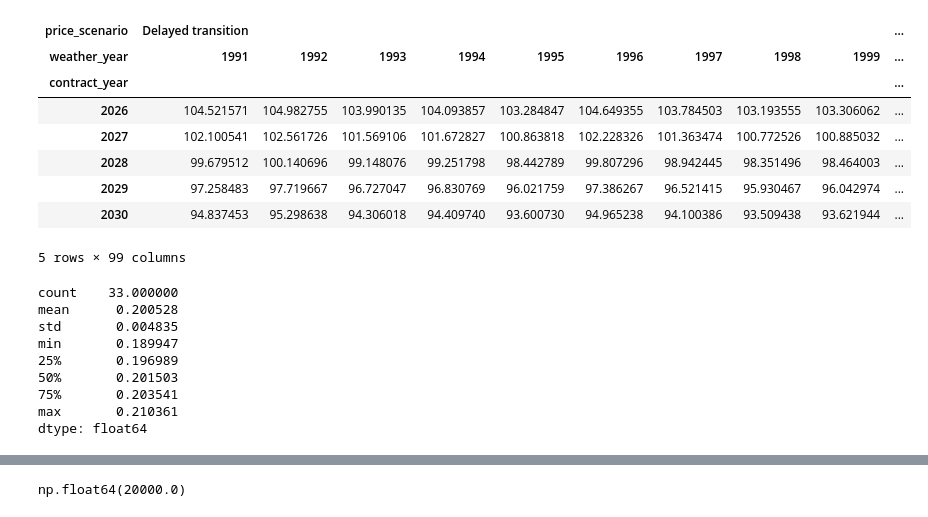
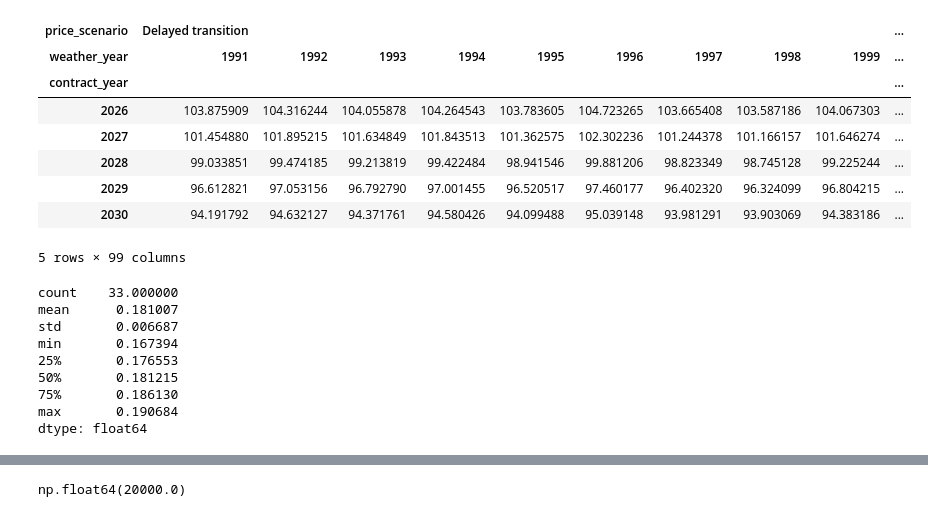
Before and after one commit to SristyKala1/ppa_selection_italy, a Jupyter notebook: notebooks/06_parametrization_setup.ipynb, the cells around one changed output, grey strips where cells are left out. Drawn from its saved outputs; the diff is of its cells as text; code cells hidden in the pictures.

Commit message:
Added per zone price matrix on GSE 2023 zonal capacity and moved parametrization contract costs onto it

```diff
--- a/notebooks/06_parametrization_setup.ipynb
+++ b/notebooks/06_parametrization_setup.ipynb
@@ -1,47 +1,41 @@
 # %%
 import sys
 import numpy as np
 import pandas as pd
 from pathlib import Path
 
 PROJECT_ROOT = Path.cwd().parent
 sys.path.insert(0, str(PROJECT_ROOT / "src"))
-from timeseries import read_timeseries_csv
-from scenarios.price_scenarios import build_price_matrix
+from scenarios.price_scenarios import build_zonal_price_matrix, zone_annual_cf, CONTRACT_START
 
-zone = "centro_sud"
+own_zone = "nord"
+reference_zone = "sicilia"
 
-price_matrix = build_price_matrix()
-price_matrix.head()
+price_own_zone = build_zonal_price_matrix(own_zone)
+price_reference_zone = build_zonal_price_matrix(reference_zone)
+price_own_zone.head()
 # %% [output]
 | price_scenario | Delayed transition |  |  |  |  |  |  |  |  | ... |
 | weather_year | 1991 | 1992 | 1993 | 1994 | 1995 | 1996 | 1997 | 1998 | 1999 | ... |
 | contract_year |  |  |  |  |  |  |  |  |  | ... |
-| 2026 | 104.521571 | 104.982755 | 103.990135 | 104.093857 | 103.284847 | 104.649355 | 103.784503 | 103.193555 | 103.306062 | ... |
-| 2027 | 102.100541 | 102.561726 | 101.569106 | 101.672827 | 100.863818 | 102.228326 | 101.363474 | 100.772526 | 100.885032 | ... |
-| 2028 | 99.679512 | 100.140696 | 99.148076 | 99.251798 | 98.442789 | 99.807296 | 98.942445 | 98.351496 | 98.464003 | ... |
-| 2029 | 97.258483 | 97.719667 | 96.727047 | 96.830769 | 96.021759 | 97.386267 | 96.521415 | 95.930467 | 96.042974 | ... |
-| 2030 | 94.837453 | 95.298638 | 94.306018 | 94.409740 | 93.600730 | 94.965238 | 94.100386 | 93.509438 | 93.621944 | ... |
+| 2026 | 103.875909 | 104.316244 | 104.055878 | 104.264543 | 103.783605 | 104.723265 | 103.665408 | 103.587186 | 104.067303 | ... |
+| 2027 | 101.454880 | 101.895215 | 101.634849 | 101.843513 | 101.362575 | 102.302236 | 101.244378 | 101.166157 | 101.646274 | ... |
+| 2028 | 99.033851 | 99.474185 | 99.213819 | 99.422484 | 98.941546 | 99.881206 | 98.823349 | 98.745128 | 99.225244 | ... |
+| 2029 | 96.612821 | 97.053156 | 96.792790 | 97.001455 | 96.520517 | 97.460177 | 96.402320 | 96.324099 | 96.804215 | ... |
+| 2030 | 94.191792 | 94.632127 | 94.371761 | 94.580426 | 94.099488 | 95.039148 | 93.981291 | 93.903069 | 94.383186 | ... |
 5 rows × 99 columns
 # %%
-solar_dir = PROJECT_ROOT / "data" / "processed" / "solar" / zone
-
-annual_solar_cf = {}
-for year in range(1991, 2024):
-    cf = read_timeseries_csv(solar_dir / f"solar_cf_{year}.csv")
-    annual_solar_cf[year] = cf["solar_cf"].mean()
-
-annual_solar_cf = pd.Series(annual_solar_cf)
+annual_solar_cf = zone_annual_cf("solar", own_zone)
 annual_solar_cf.describe()
 # %% [output]
 count    33.000000
-mean      0.200528
-std       0.004835
-min       0.189947
-25%       0.196989
-50%       0.201503
-75%       0.203541
-max       0.210361
+mean      0.181007
+std       0.006687
+min       0.167394
+25%       0.176553
+50%       0.181215
+75%       0.186130
+max       0.190684
 dtype: float64
 # %%
 STRIKE_PRICE_SOLAR = 56.83
```
Also changed, not shown: parts of 8 cells of this notebook, 2 other files.
